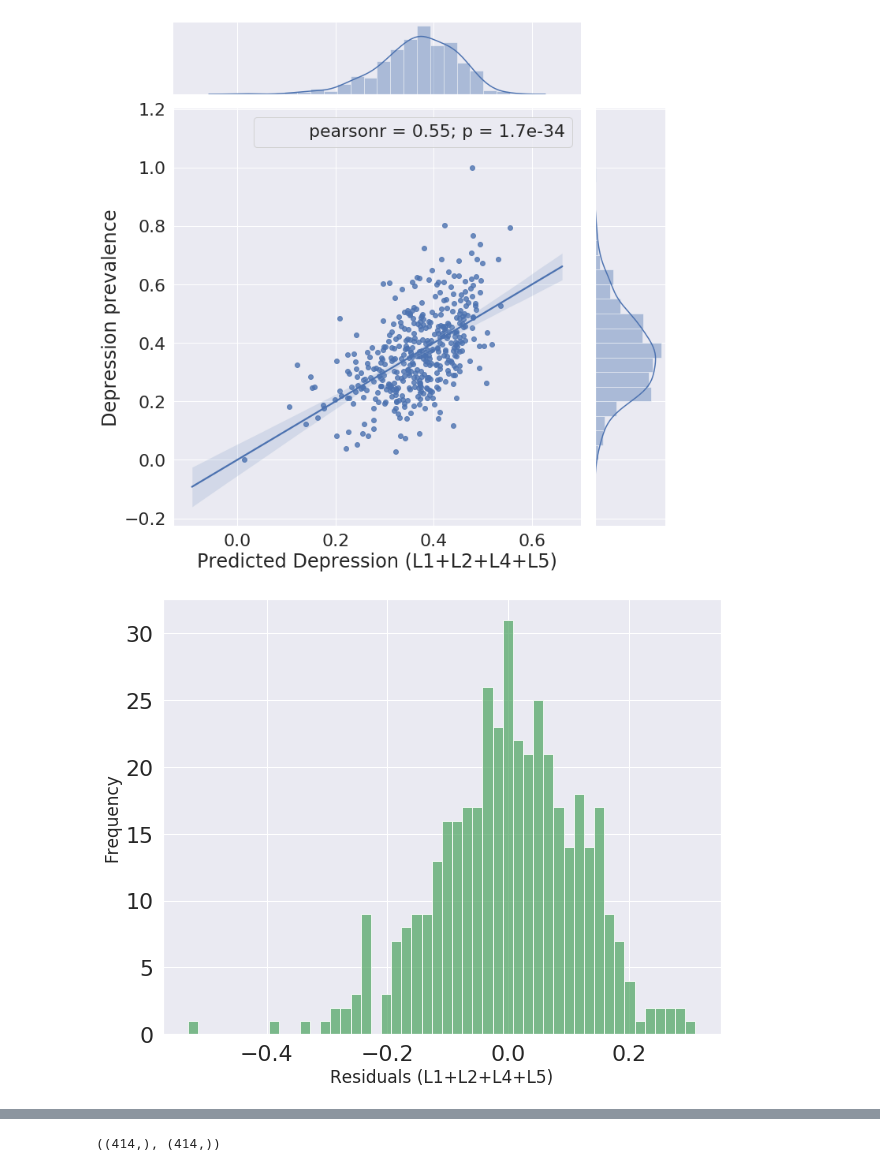
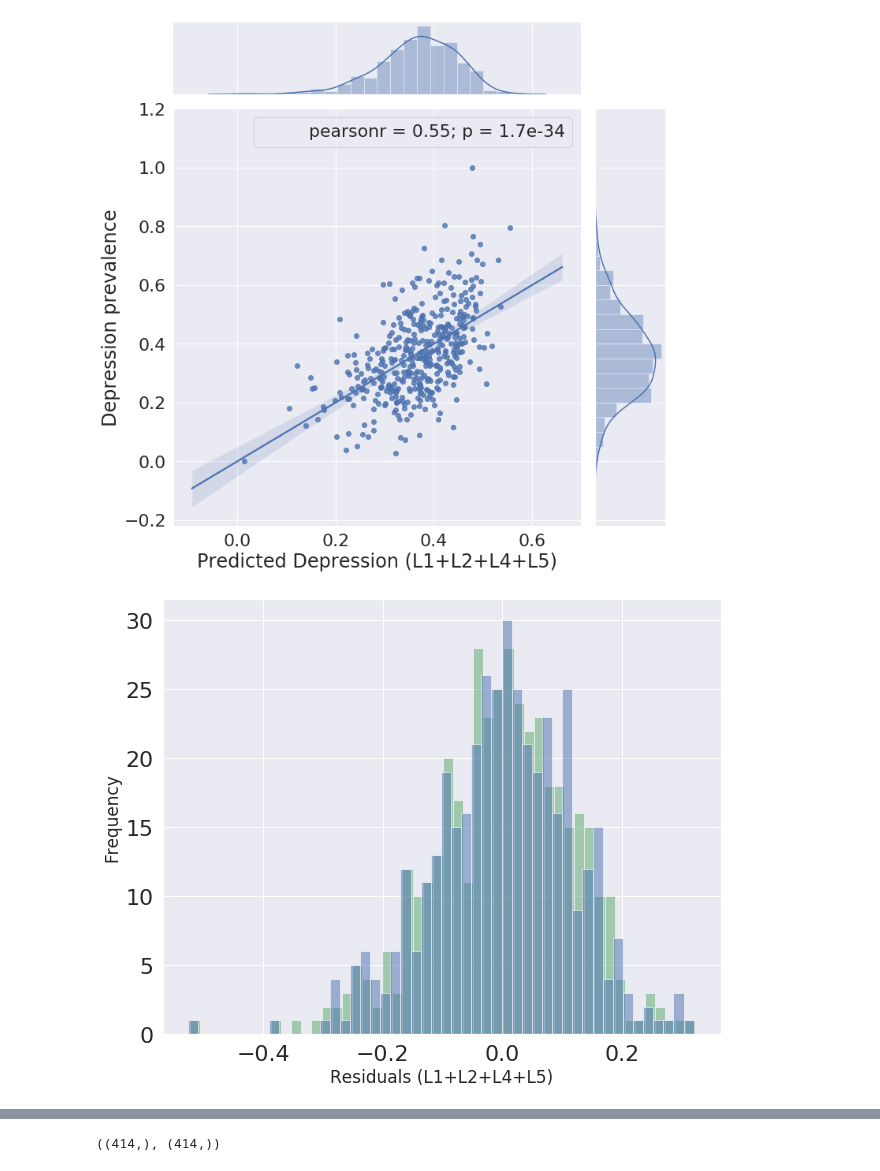
Before and after one commit to sagarjoglekar/Vitamin_N, a Jupyter notebook: Notebooks/LinearRegressor_green.ipynb, the cells around one changed output, grey strips where cells are left out. Drawn from its saved outputs; the diff is of its cells as text; code cells hidden in the pictures.

```diff
--- a/Notebooks/LinearRegressor_green.ipynb
+++ b/Notebooks/LinearRegressor_green.ipynb
@@ -277,15 +277,18 @@ ax.annotate(pearsonr)
 <seaborn.axisgrid.JointGrid at 0x...>
 [figure]
 # %%
-residuals = np.array([predictions_2[k] - Y[k,0] for k in range(len(predictions_2))] , dtype = np.float32)
+residuals_with_green = np.array([predictions_2[k] - Y[k,0] for k in range(len(predictions_2))] , dtype = np.float32)
+# %%
+residuals_without_green = np.array([predictions[k] - Y[k,0] for k in range(len(predictions))] , dtype = np.float32)
 # %%
 fig, ax = plt.subplots()
 fig.set_size_inches(10,8)
 plt.ylabel('Frequency',fontsize=17)
 plt.xlabel('Residuals (L1+L2+L4+L5)',fontsize=17)
-n1 , bins1 , patches1 = plt.hist(residuals, 50, facecolor='g', alpha=0.75)
+n1 , bins1 , patches1 = plt.hist(residuals_without_green, 50, facecolor='g', alpha=0.5)
+n2 , bins2 , patches2 = plt.hist(residuals_with_green, 50, facecolor='b', alpha=0.5)
 # n2 , bins2 , patches2 = plt.hist(Y[:,0], 50, facecolor='r', alpha=0.75)
 plt.show()
 # %% [output]
-[figure, old version]
+[figure, new version]
 # %%
```
Also changed, not shown: parts of 37 cells of this notebook, 1 other file.
